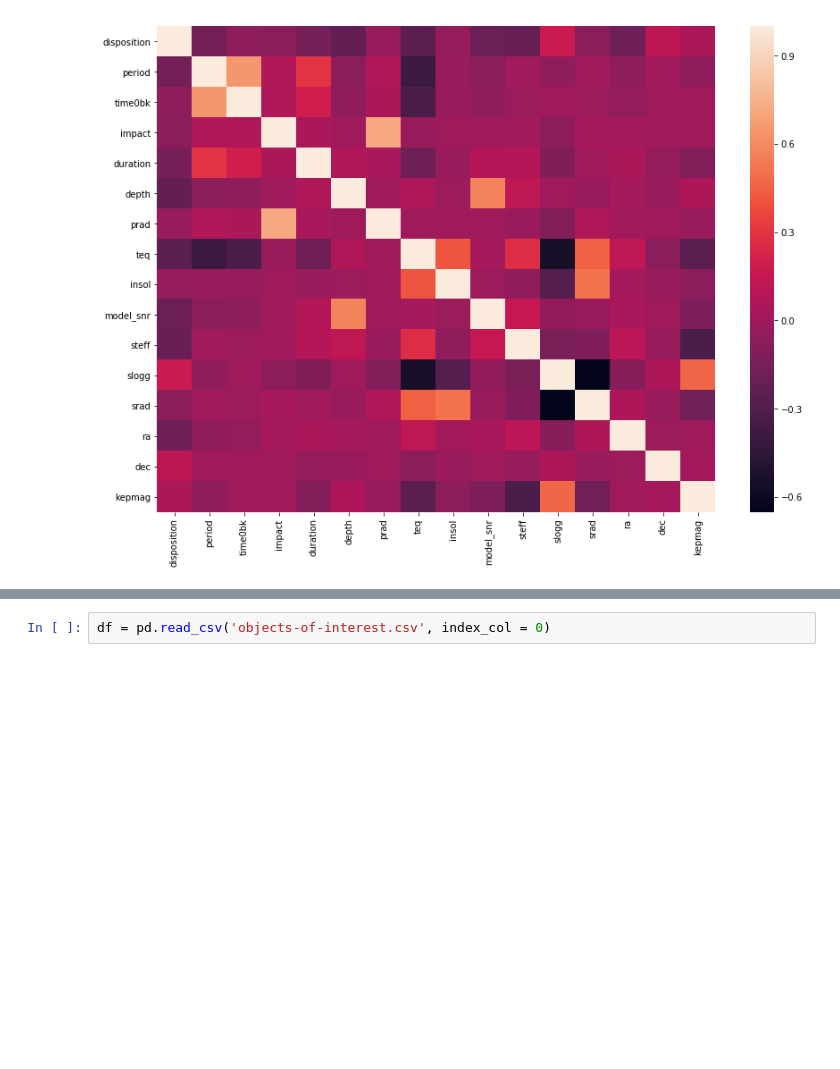
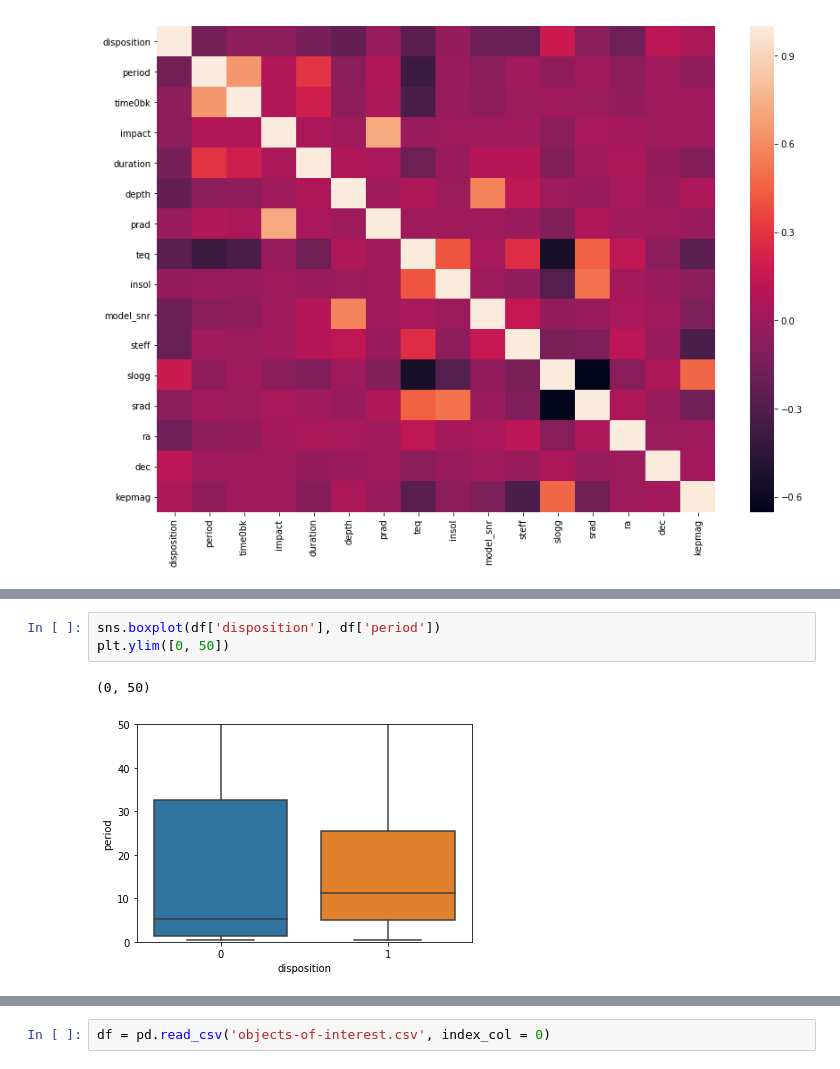
Before and after one commit to luketibbott/exo-or-not, a Jupyter notebook: model-kepler.ipynb, the cells around one changed output, grey strips where cells are left out. Cells and saved outputs as stored; diff of their text form; blank space fills up the shorter version.

```diff
--- a/model-kepler.ipynb
+++ b/model-kepler.ipynb
@@ -63,0 +73,6 @@ sns.heatmap(df.corr())
+# %%
+sns.boxplot(df['disposition'], df['period'])
+plt.ylim([0, 50])
+# %% [output]
+(0, 50)
+[figure, added]
```
Also changed, not shown: parts of 28 cells of this notebook.
